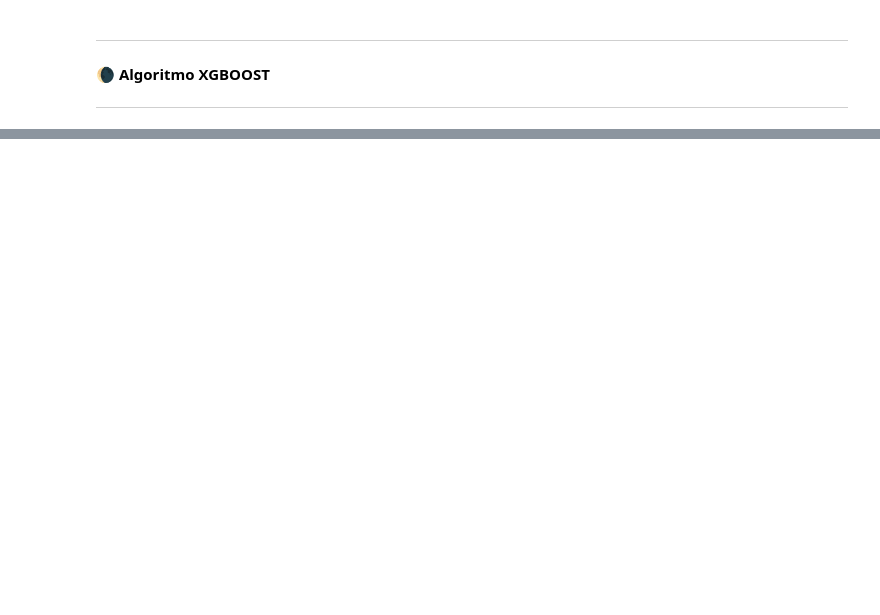
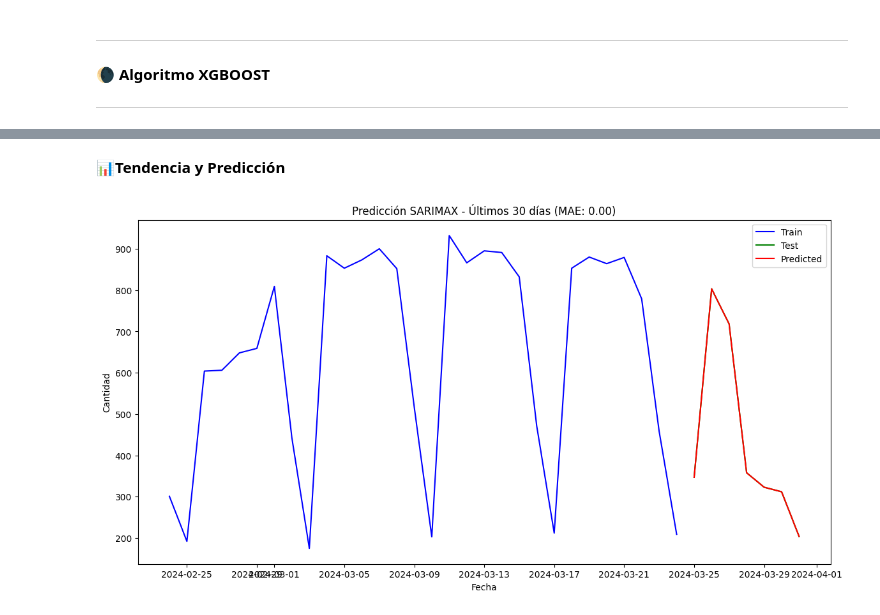
Before and after one commit to A01793509/Equipo_44, a Jupyter notebook: Avance5_44.ipynb, the cells around one changed output, grey strips where cells are left out. Cells and saved outputs as stored; diff of their text form; code cells hidden in the pictures; blank space fills up the shorter version.

```diff
--- a/Avance5_44.ipynb
+++ b/Avance5_44.ipynb
@@ -752,0 +323,7 @@ Resumen de métricas para los modelos:
+# %%
+# Ajustar el modelo SARIMAX
+Modelo_SARIMAX = SARIMAX(train_endog,
+                        order=(1, 2, 1),
+                        seasonal_order=(1, 1, 1, 7),
+                        exog=train_exog)
+Resultados_SARIMAX = Modelo_SARIMAX.fit(disp=False)
@@ -752,0 +420,9 @@ Resumen de métricas para los modelos:
+# %%
+# Escalar los datos
+scaler = StandardScaler()
+train_exog_scaled = scaler.fit_transform(train_exog)
+test_exog_scaled = scaler.transform(test_exog)
+
+# Ajustar el modelo SVM
+svm_model = SVR(kernel='rbf', C=20, gamma=0.1, epsilon=0.1)
+svm_model.fit(train_exog_scaled, train_endog)
@@ -1090,0 +1052,30 @@ MBE: 18.784128597339176
+# %% [markdown]
+📊**Tendencia y Predicción**
+# %%
+
+# Graficar las predicciones vs. los valores reales
+plt.figure(figsize=(14, 7))
+
+# Últimos 30 días de datos de entrenamiento y prueba
+start_date = train_endog.index[-30]
+
+# Datos de entrenamiento
+plt.plot(train_endog.loc[start_date:].index, train_endog.loc[start_date:], label='Train', color='blue')
+
+# Datos de prueba
+plt.plot(test_endog.index, test_endog, label='Test', color='green')
+
+# Predicciones
+plt.plot(test_endog.index, Prediccion_Final_SARIMAX, label='Predicted', color='red')
+
+# Intervalos de confianza
+plt.fill_between(test_endog.index, pred_ci.iloc[:, 0], pred_ci.iloc[:, 1], color='red', alpha=0.3)
+
+# Configuración de la gráfica
+plt.xlabel('Fecha')
+plt.ylabel('Cantidad')
+plt.title(f'Predicción SARIMAX - Últimos 30 días (MAE: {mae:.2f})')
+plt.legend()
+plt.show()
+# %% [output]
+[figure, added]
```
Also changed, not shown: parts of 88 cells of this notebook.
